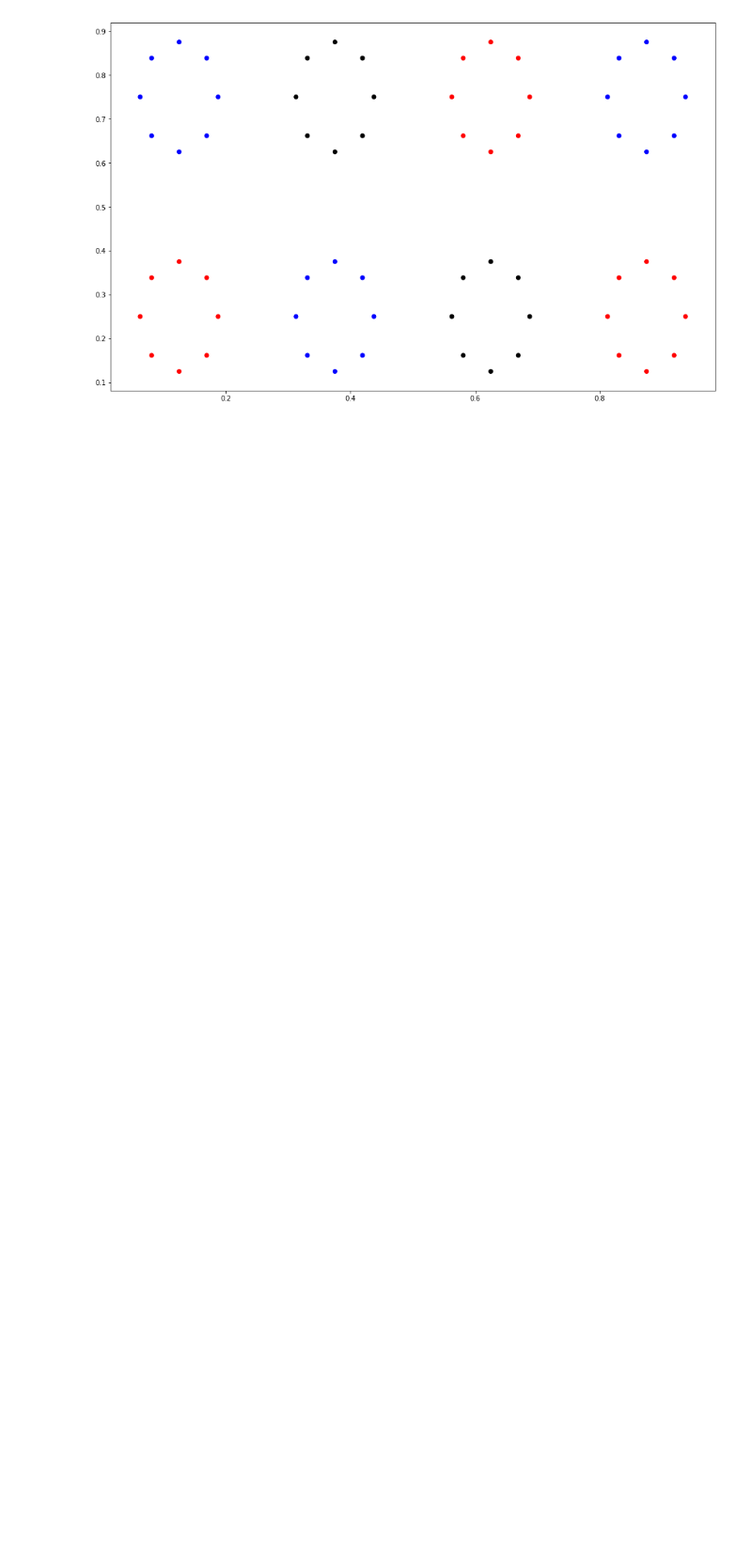
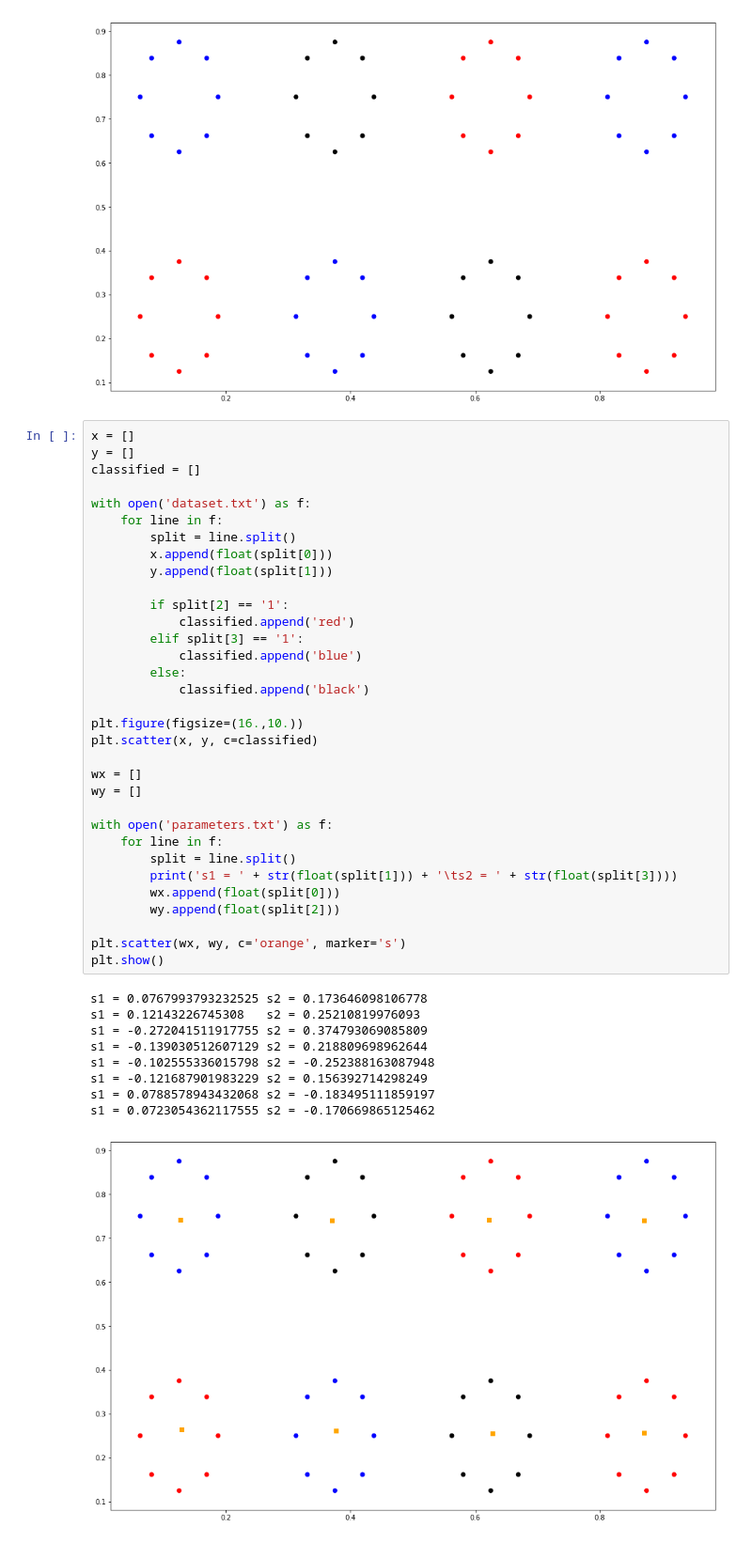
Before and after one commit to nbukovac/NENR_Lab, a Jupyter notebook: GeneticANN/GeneticANN.ipynb, the cells around one changed output. Shown: that part at 94% size. Drawn from its saved outputs; the diff is of its cells as text; blank space fills up the shorter version.

```diff
--- a/GeneticANN/GeneticANN.ipynb
+++ b/GeneticANN/GeneticANN.ipynb
@@ -50,3 +50,46 @@ plt.scatter(x, y, c=classified)
 plt.show()
 # %% [output]
 [figure]
+# %%
+x = []
+y = []
+classified = []
+
+with open('dataset.txt') as f:
+    for line in f:
+        split = line.split()
+        x.append(float(split[0]))
+        y.append(float(split[1]))
+
+        if split[2] == '1':
+            classified.append('red')
+        elif split[3] == '1':
+            classified.append('blue')
+        else:
+            classified.append('black')
+
+plt.figure(figsize=(16.,10.))
+plt.scatter(x, y, c=classified)
+
+wx = []
+wy = []
+
+with open('parameters.txt') as f:
+    for line in f:
+        split = line.split()
+        print('s1 = ' + str(float(split[1])) + '\ts2 = ' + str(float(split[3])))
+        wx.append(float(split[0]))
+        wy.append(float(split[2]))
+
+plt.scatter(wx, wy, c='orange', marker='s')
+plt.show()
+# %% [output]
+s1 = 0.0767993793232525 s2 = 0.173646098106778
+s1 = 0.12143226745308   s2 = 0.25210819976093
+s1 = -0.272041511917755 s2 = 0.374793069085809
+s1 = -0.139030512607129 s2 = 0.218809698962644
+s1 = -0.102555336015798 s2 = -0.252388163087948
+s1 = -0.121687901983229 s2 = 0.156392714298249
+s1 = 0.0788578943432068 s2 = -0.183495111859197
+s1 = 0.0723054362117555 s2 = -0.170669865125462
+[figure, added]
```
Also changed, not shown: 7 other files.
